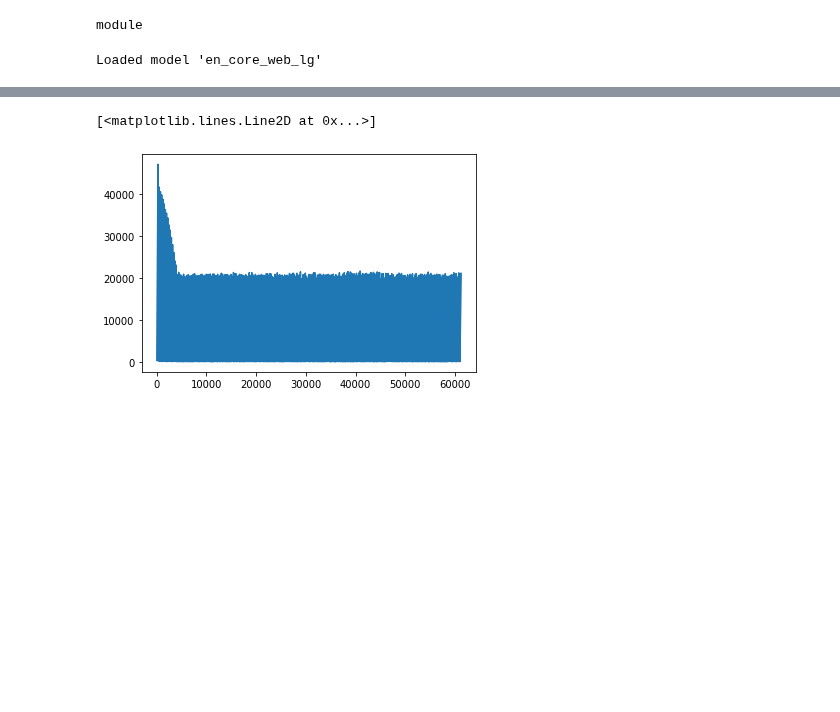
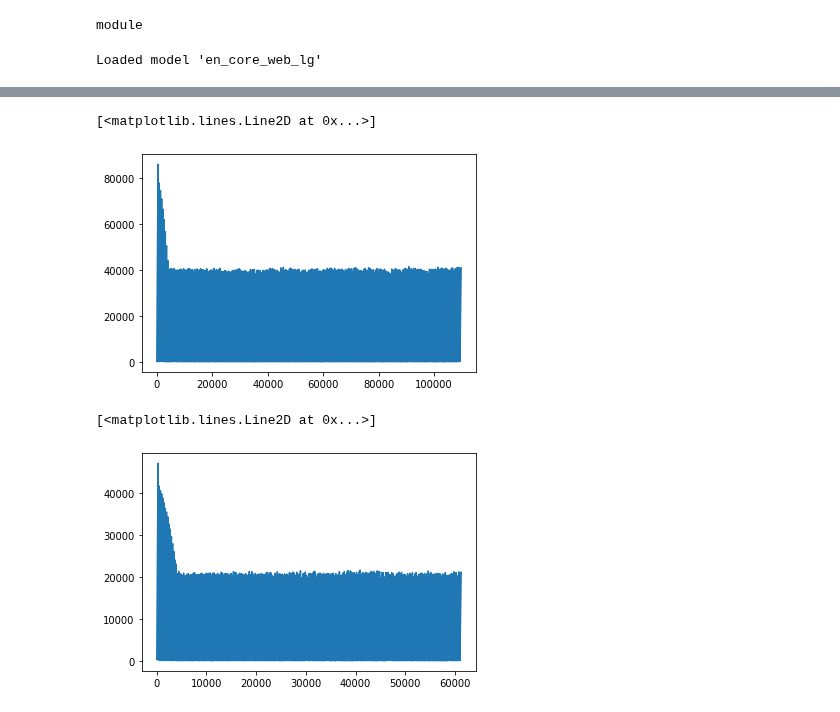
Before and after one commit to ravi-gopalan/DAND_Data_Wrangling, a Jupyter notebook: post_training_processing.ipynb, the cells around one changed output, grey strips where cells are left out. Cells and saved outputs as stored; diff of their text form; code cells hidden in the pictures; blank space fills up the shorter version.

```diff
--- a/post_training_processing.ipynb
+++ b/post_training_processing.ipynb
@@ -155,0 +237,4 @@ def create_entity_pattern(ent_name, ent_label):
+# %%
+train_gen = (rev for rev in train_reviews['text'])
+to_train_ents = []
+check_list = []
@@ -245,6 +364,11 @@ with nlp.disable_pipes(*other_pipes):  # only train NER
 #        print(annotations)
         nlp.update(texts, annotations, drop=next(dropout), losses=losses)
         loss_trend.append(losses['ner'])
+# %%
+plt.plot(loss_trend)
+# %% [output]
+[<matplotlib.lines.Line2D at 0x...>]
+[figure, added]
 # %%
 plt.plot(loss_trend)
 # %% [output]
```
Also changed, not shown: parts of 34 cells of this notebook.
